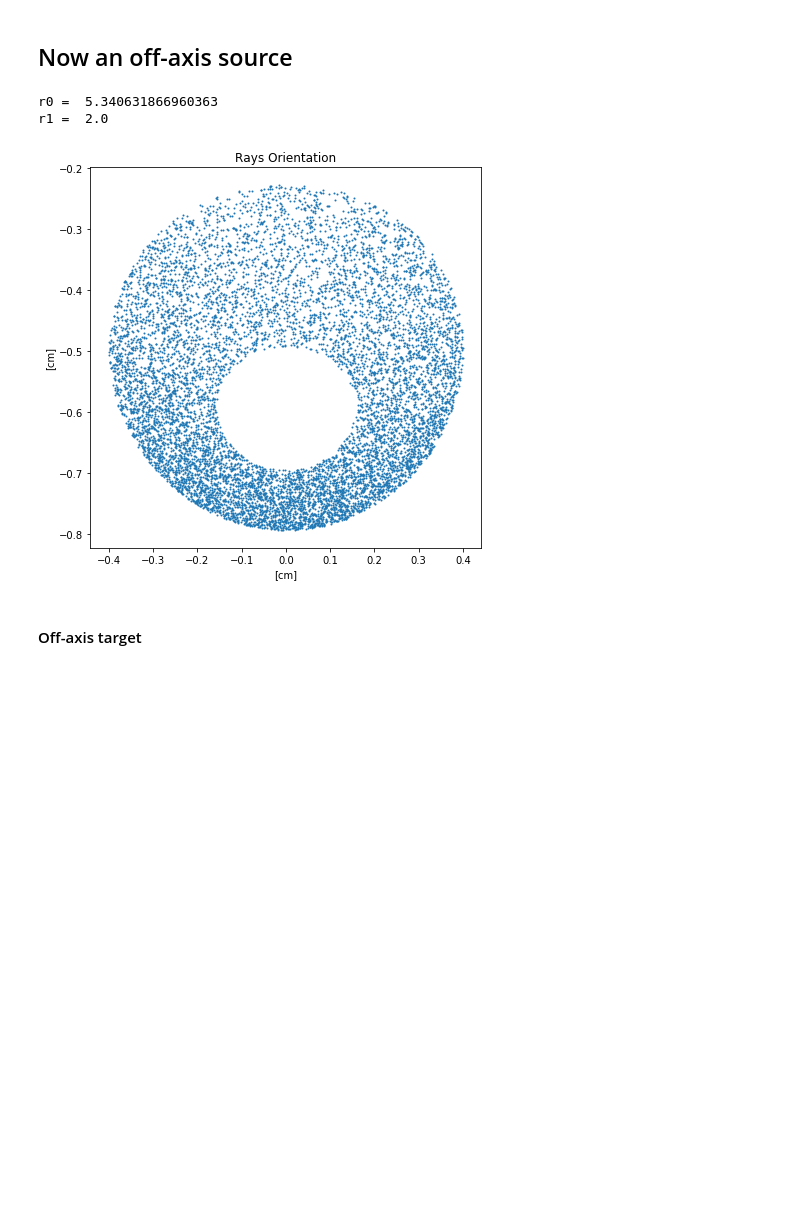
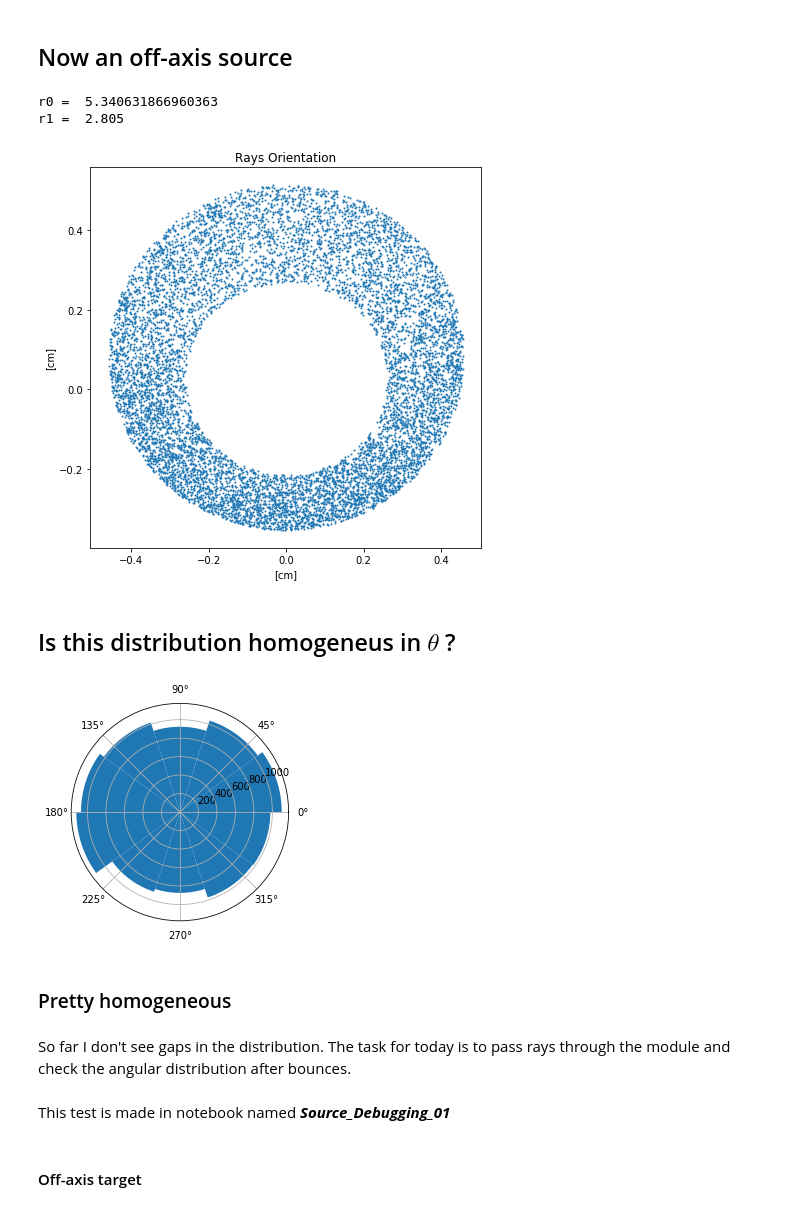
Before and after one commit to pymilo/Milo_RayTracing, a Jupyter notebook: Notebooks/Source_Debuging_00.ipynb, the cells around one changed output. Saved outputs shown, nothing was run; the diff lists cells and outputs as text; code cells hidden in the pictures; blank space fills up the shorter version.

Commit message:
starting to debugg the reflection inside de module

```diff
--- a/Notebooks/Source_Debuging_00.ipynb
+++ b/Notebooks/Source_Debuging_00.ipynb
@@ -130,7 +130,7 @@ def targetFront(self, a, b):
 # %%
 #source = Source()
 source = Source(type='point')
-module = Module(core_radius=2.0) # Core radious = 2.0cm
+module = Module(core_radius=2.805) # Core radious = 2.0cm
 rays = source.generateRays(module.targetFront,n)
 posRays = [ray.ori for ray in rays]
 # %% [output]
@@ -172,14 +172,16 @@ plt.show()
 import numpy as np
 ## Source distance and off-axis angle in arcmin
 Sdist = -10        ## cm
-offaxisAngle = 3000.0 ## arcmin
-#source = Source(type='point',center=[0, 10, -14 ])
-source = Source(type='point',center=[0, -Sdist * np.sin(np.deg2rad(offaxisAngle / 60.0)), Sdist ])
+offaxisAngle = 5000.0 ## arcmin
+source = Source(type='point',center=[0, 3, -10 ])
+center = (0,3,-10)
+center = center/np.linalg.norm(center)
+#source = Source(type='point',center=[0, -Sdist * np.sin(np.deg2rad(offaxisAngle / 60.0)), Sdist ])
 rays = source.generateRays(module.targetFront,n)
-posRays = [ray.ori for ray in rays]
+posRays = [ray.ori + center for ray in rays]
 # %% [output]
 r0 =  5.340631866960363
-r1 =  2.0
+r1 =  2.805
 # %%
 fig = plt.figure(figsize=(7,7))
 ax = fig.gca()
@@ -207,7 +209,25 @@ plt.xlabel('[cm]')
 plt.ylabel('[cm]')
 plt.show()
 # %% [output]
-[figure, old version]
+[figure, new version]
+# %% [markdown]
+## Is this distribution homogeneus in $\theta$ ?
+# %%
+r = np.sqrt(np.array(targetX)**2 + np.array(targetY)**2)
+alpha = np.arctan2(np.array(targetY), np.array(targetX))
+# %%
+ax = plt.subplot(111,projection='polar')
+ax.hist(alpha)
+#plt.hist(alpha)
+plt.show()
+# %% [output]
+[figure, added]
+# %% [markdown]
+### Pretty homogeneous
+# %% [markdown]
+So far I don't see gaps in the distribution. The task for today is to pass rays through the module and check the angular distribution after bounces.
+# %% [markdown]
+This test is made in notebook named ***Source_Debugging_01***
 # %% [markdown]
 #### Off-axis target
 # %%
```
Also changed, not shown: parts of 10 cells of this notebook, 2 other files.
